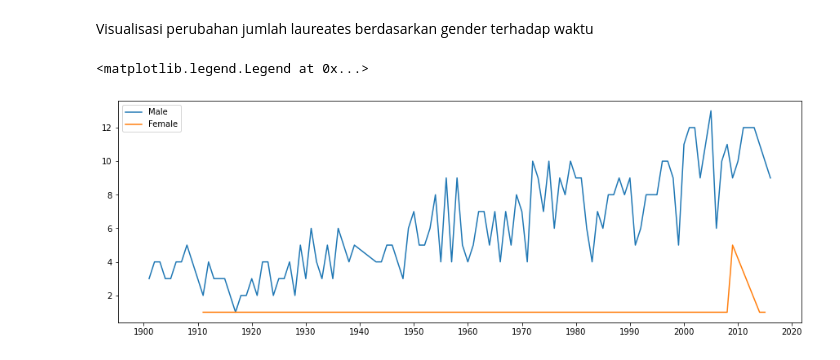
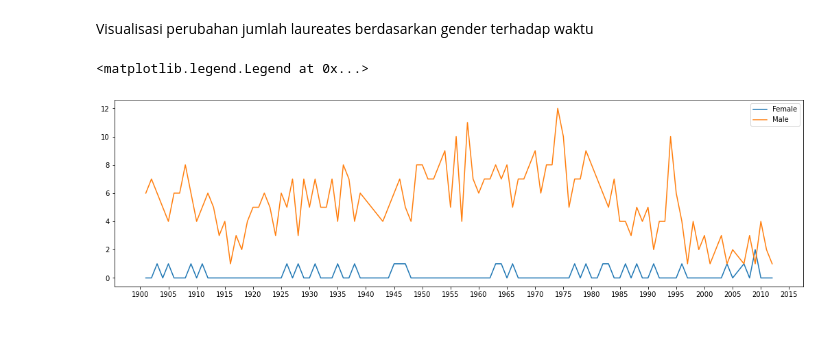
Before and after one commit to prfahrezi/laureates_vizualisation, a Jupyter notebook: visualisasi.ipynb, the cells around one changed output. Drawn from its saved outputs; the diff is of its cells as text; code cells hidden in the pictures; blank space fills up the shorter version.

```diff
--- a/visualisasi.ipynb
+++ b/visualisasi.ipynb
@@ -28,4 +25,3 @@ for i in range(len(cntry_born)):
                 cntry_born[i] = ' '.join(splt[splt.index('now') + 1:-1]) + ' ' + splt[-1]
 lr['bornCountry'] = cntry_born
 lr.loc[lr['country'] == 'Alsace (then Germany, now France)', 'country'] = 'France'; lr.loc[lr['country'] == 'Federal Republic of Germany', 'country'] = 'Germany'; lr.loc[lr['country'] == 'USSR', 'country'] = 'Russia'
-lr = lr.dropna(subset=['bornCountry', 'country'])
@@ -32 +31,3 @@ lr = lr.dropna(subset=['bornCountry', 'country'])
+# %%
+lr = lr.loc[(lr['born'] != '0000-00-00') & (lr['died'] != '0000-00-00')]
 # %% [markdown]
@@ -34,3 +35,3 @@ Penambahan atribut baru 'age_at_prize' yaitu usia laureates saat menerima nobel
 # %%
-lr1 = lr.loc[(lr['born'] != '0000-00-00') & (lr['died'] != '0000-00-00')]
-lr1['age_at_prize'] = lr1['year'] - lr1['born'].apply(lambda x: x.split('-')[0]).astype(float)
+lr['age_at_prize'] = lr['year'] - lr['born'].apply(lambda x: x.split('-')[0]).astype(float)
+lr = lr.drop(['overallMotivation'], axis=1)
@@ -68,11 +63,11 @@ Visualisasi perubahan jumlah laureates berdasarkan gender terhadap waktu
 # %%
 female = lr.loc[lr['gender'] == 'female'][['year']]
 female = female['year'].value_counts().sort_index(ascending=True).rename('Female')
 male = lr.loc[lr['gender'] == 'male'][['year']]
 male = male['year'].value_counts().sort_index(ascending=True).rename('Male')
-plt.figure(figsize=(15,5)); plt.xticks(range(1900,2030,10))
-plt.plot(male); plt.plot(female)
-plt.legend(['Male', 'Female'])
+df = pd.concat([female, male], axis=1).fillna(0)
+df.plot(figsize=(18,5), xticks=range(1900,2020,5))
+plt.legend(['Female', 'Male'])
 # %% [output]
 <matplotlib.legend.Legend at 0x...>
-[figure, old version]
+[figure, new version]
```
Also changed, not shown: parts of 9 cells of this notebook.
